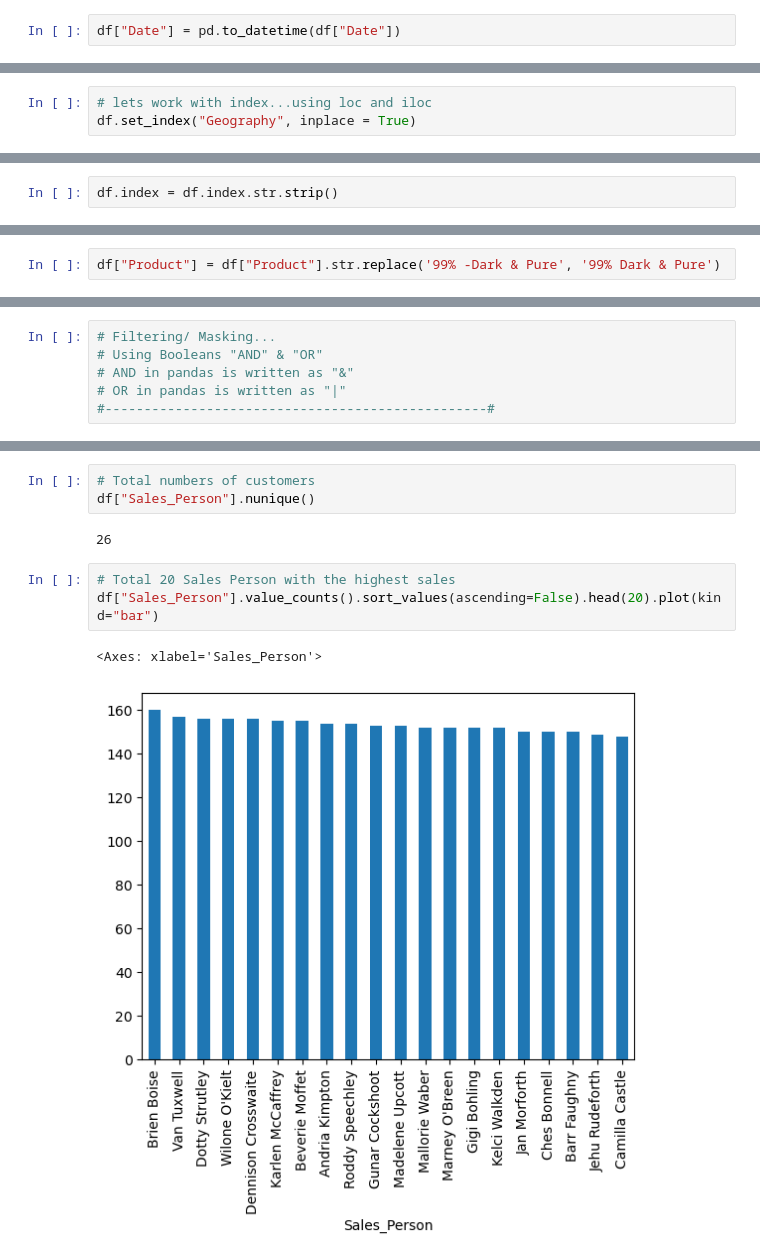
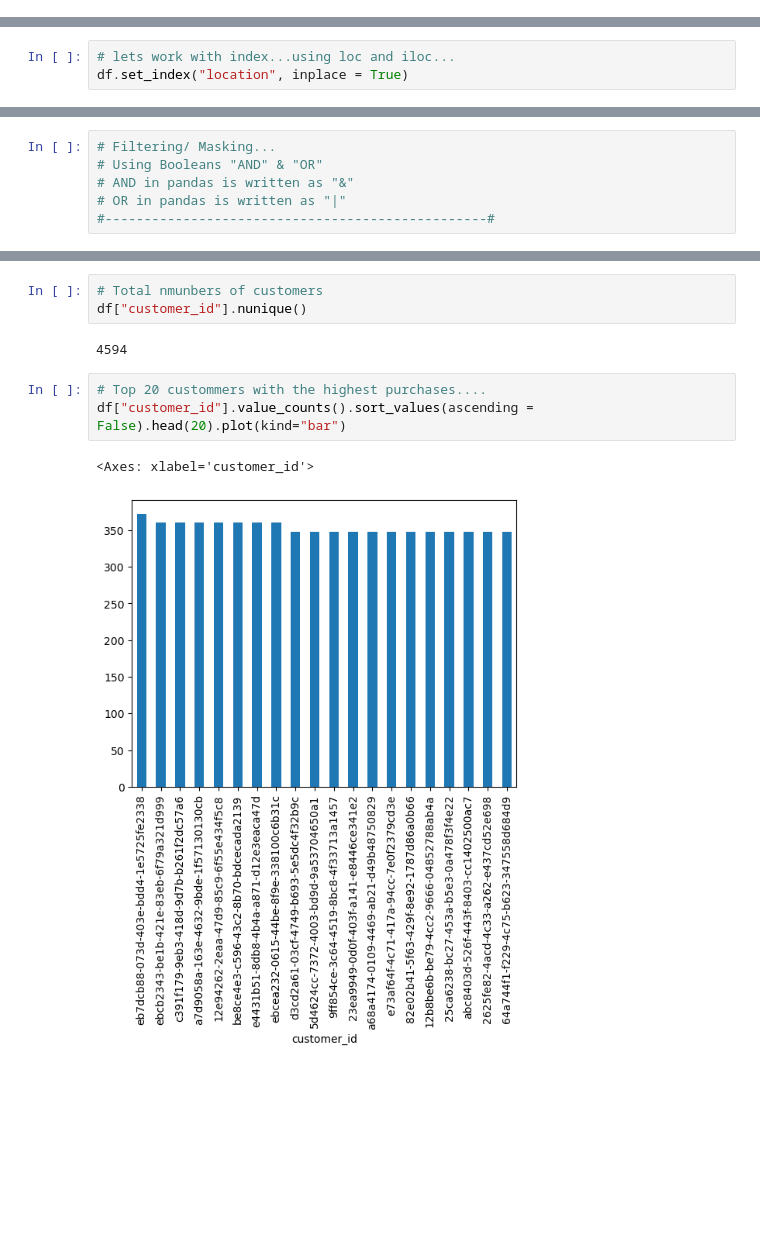
Before and after one commit to RasakOlasunkanmi/my_task, a Jupyter notebook: data_and_data_analysis/wk_6/workspace/solution_to_sales_data.ipynb, the cells around one changed output, grey strips where cells are left out. Saved outputs shown, nothing was run; the diff lists cells and outputs as text; blank space fills up the shorter version.

```diff
--- a/data_and_data_analysis/wk_6/workspace/solution_to_sales_data.ipynb
+++ b/data_and_data_analysis/wk_6/workspace/solution_to_sales_data.ipynb
@@ -98,2 +63,0 @@ dtype: object
-# %%
-df["Date"] = pd.to_datetime(df["Date"])
@@ -226,6 +182,6 @@ df.iloc[0:-1, 1:4]
 # %%
-# lets work with index...using loc and iloc
-df.set_index("Geography", inplace = True)
+# lets work with index...using loc and iloc...
+df.set_index("location", inplace = True)
 # %%
 df.head(5)
 # %% [output]
@@ -251,2 +208,0 @@ Index(['   Australia', '   Canada', '   India', '   New Zealand', '   UK', '   U
-# %%
-df.index = df.index.str.strip()
@@ -262,4 +209,2 @@ len(unique_index)
-# %%
-df["Product"] = df["Product"].str.replace('99% -Dark & Pure', '99% Dark & Pure')
 # %%
 # top 10 countries or locations where most patronage are recieved...
@@ -366,12 +302,12 @@ df[df["Sales_Person"] == "Barr Faughny"]
 # %%
-# Total numbers of customers
-df["Sales_Person"].nunique()
+# Total nmunbers of customers
+df["customer_id"].nunique()
 # %% [output]
-26
+4594
 # %%
-# Total 20 Sales Person with the highest sales
-df["Sales_Person"].value_counts().sort_values(ascending=False).head(20).plot(kind="bar")
+# Top 20 custommers with the highest purchases....
+df["customer_id"].value_counts().sort_values(ascending = False).head(20).plot(kind="bar")
 # %% [output]
-<Axes: xlabel='Sales_Person'>
+<Axes: xlabel='customer_id'>
-[figure, old version]
+[figure, new version]
 # %%
```
Also changed, not shown: parts of 96 cells of this notebook, 5 other files.
